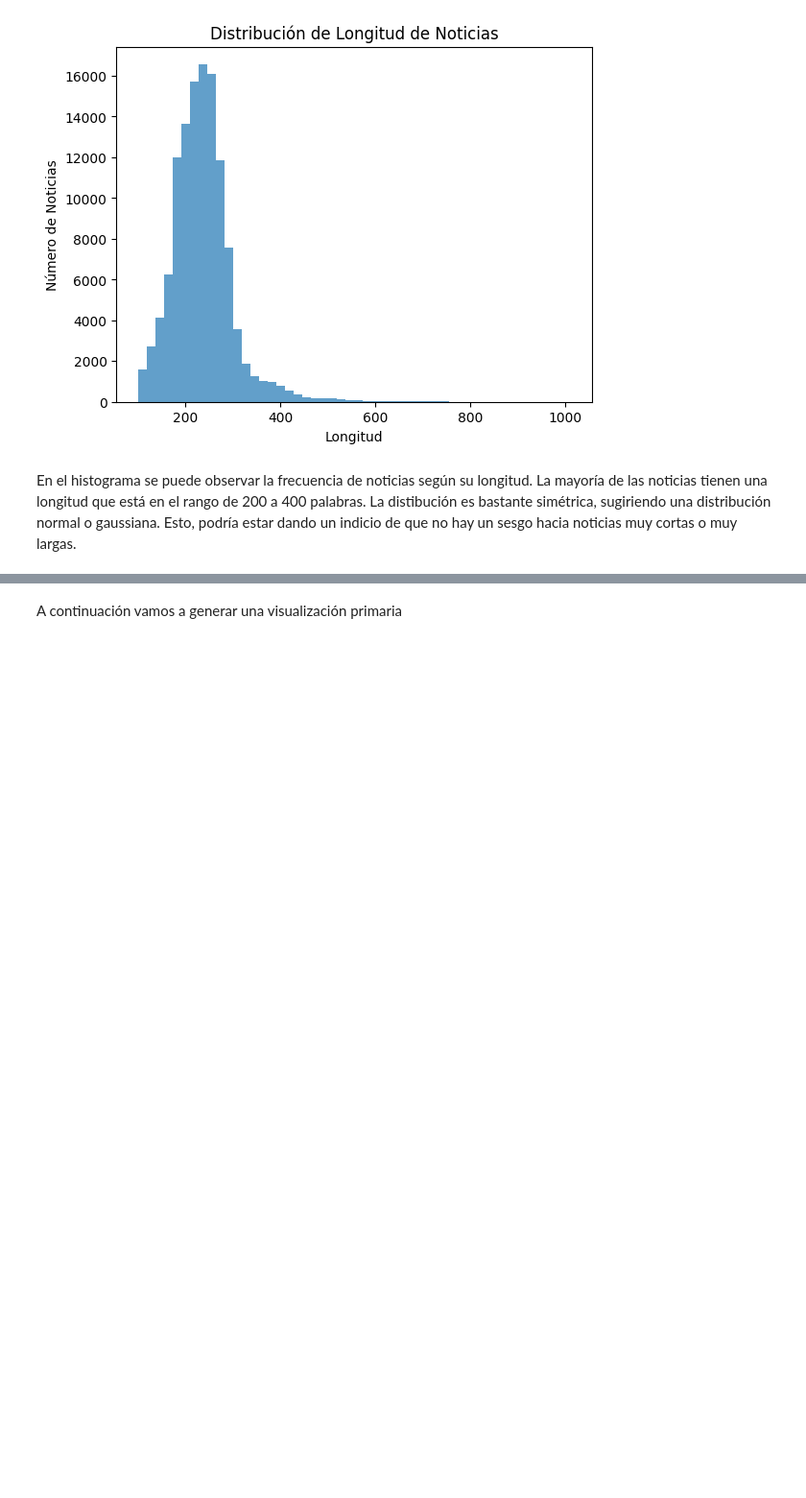
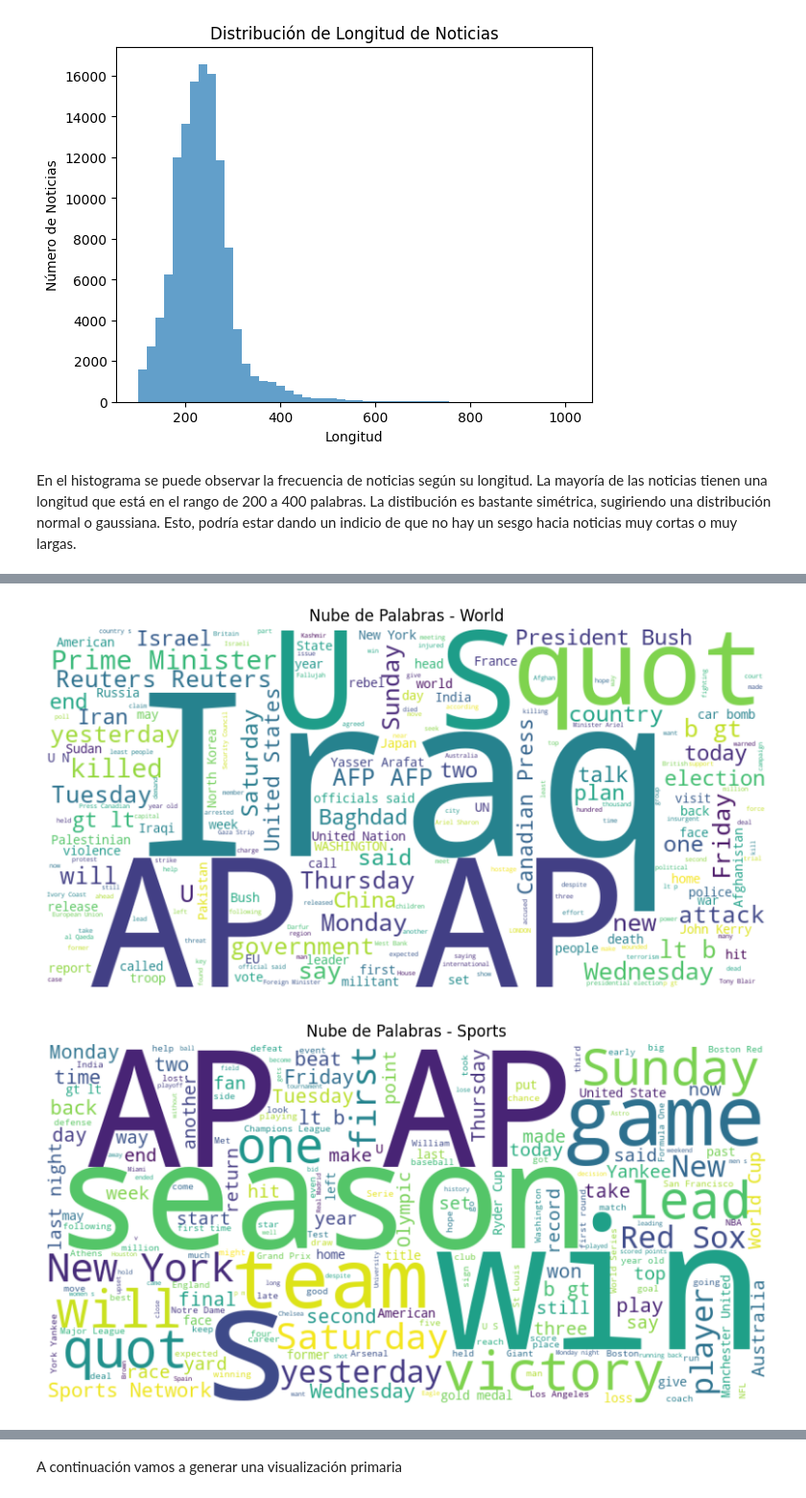
Before and after one commit to sanlares/udesa_datascience, a Jupyter notebook: aprendizaje_upervisado/TP_Final/Supervisado_UdeSA_TP_Esqueleto (1).ipynb, the cells around one changed output, grey strips where cells are left out. Shown at 96% size. Drawn from its saved outputs; the diff is of its cells as text; code cells hidden in the pictures; blank space fills up the shorter version.

```diff
--- a/aprendizaje_upervisado/TP_Final/Supervisado_UdeSA_TP_Esqueleto (1).ipynb
+++ b/aprendizaje_upervisado/TP_Final/Supervisado_UdeSA_TP_Esqueleto (1).ipynb
@@ -248,0 +300,21 @@ En el histograma se puede observar la frecuencia de noticias según su longitud.
+# %%
+from wordcloud import WordCloud
+import matplotlib.pyplot as plt
+
+# Función para generar y mostrar una nube de palabras
+def plot_word_cloud(text, title):
+    wordcloud = WordCloud(background_color='white', width=800, height=400).generate(text)
+    plt.figure(figsize=(10, 6))
+    plt.imshow(wordcloud, interpolation='bilinear')
+    plt.title(title)
+    plt.axis('off')
+    plt.show()
+
+# Crear una nube de palabras para cada categoría
+categories = ['World', 'Sports', 'Business', 'Sci/Tech']
+for i, category in enumerate(categories):
+    text = ' '.join(df_train[df_train['label'] == i]['text'].values)
+    plot_word_cloud(text, f'Nube de Palabras - {category}')
+# %% [output]
+[figure, added]
+[figure, added]
```
Also changed, not shown: parts of 13 cells of this notebook, 2 other files.
